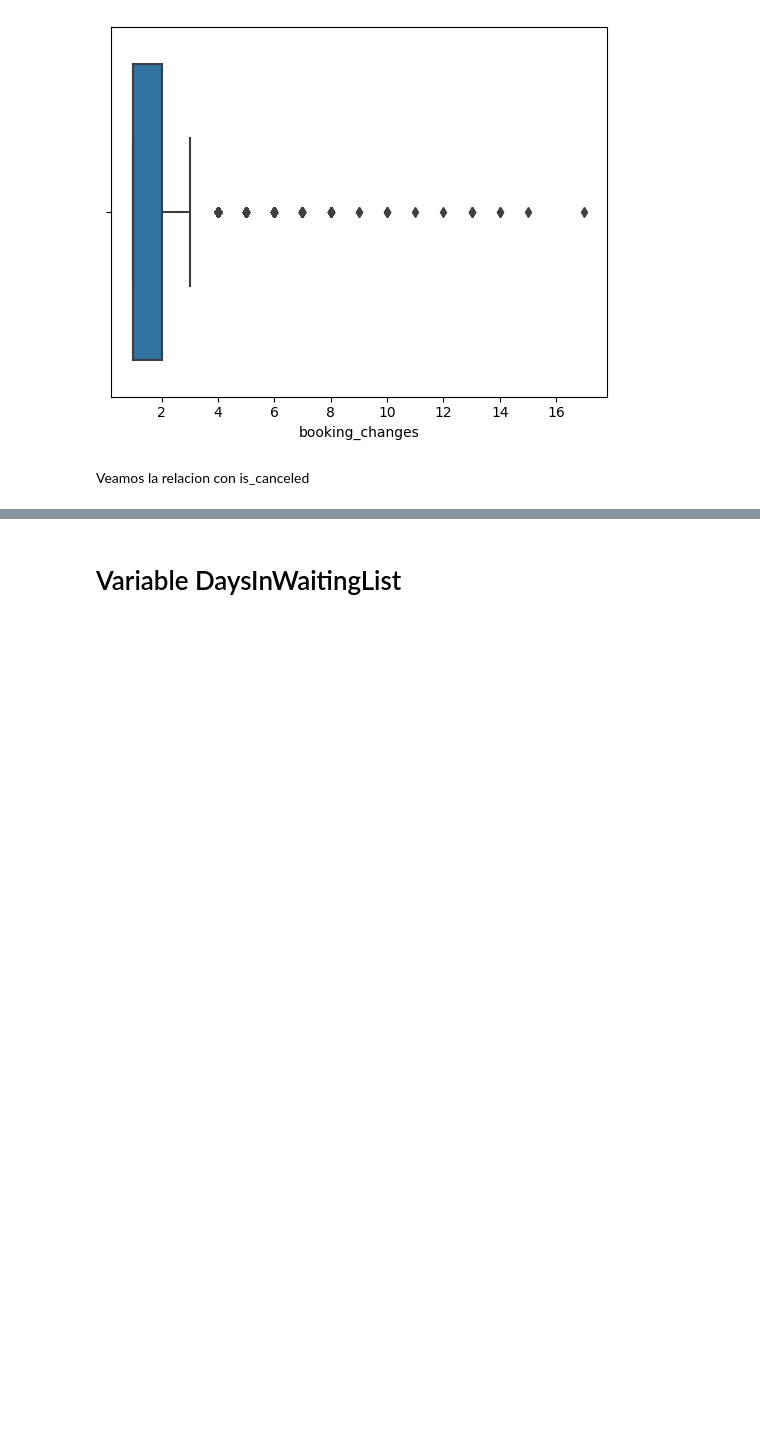
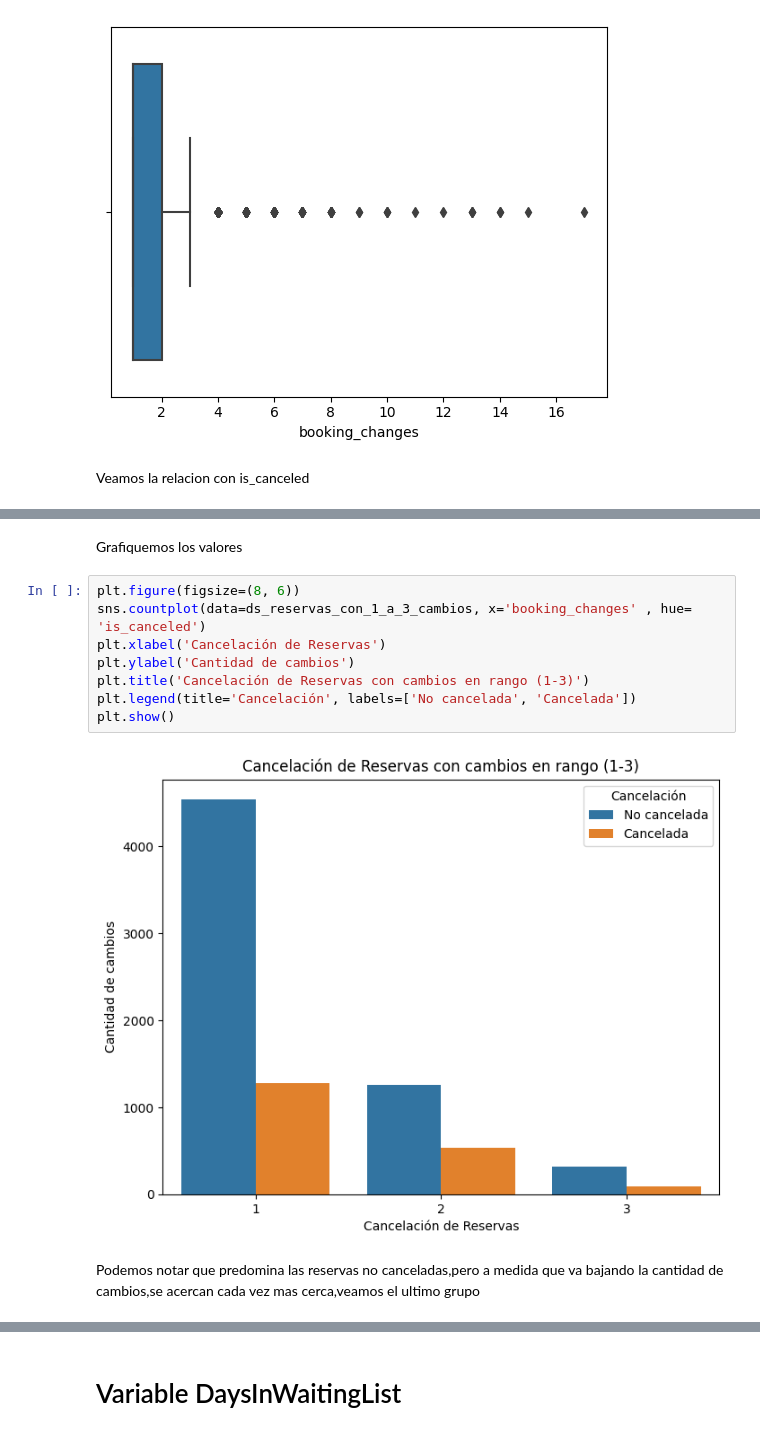
Before and after one commit to juanignaciogiacobbe/7506R-2C2023-GRUPO15, a Jupyter notebook: 7506R_TP1_GRUPO15_CHP1_ENTREGA.ipynb, the cells around one changed output, grey strips where cells are left out. Saved outputs shown, nothing was run; the diff lists cells and outputs as text; blank space fills up the shorter version.

```diff
--- a/7506R_TP1_GRUPO15_CHP1_ENTREGA.ipynb
+++ b/7506R_TP1_GRUPO15_CHP1_ENTREGA.ipynb
@@ -1187,0 +1256,14 @@ plt.show()
+# %% [markdown]
+Grafiquemos los valores
+# %%
+plt.figure(figsize=(8, 6))
+sns.countplot(data=ds_reservas_con_1_a_3_cambios, x='booking_changes' , hue= 'is_canceled')
+plt.xlabel('Cancelación de Reservas')
+plt.ylabel('Cantidad de cambios')
+plt.title('Cancelación de Reservas con cambios en rango (1-3)')
+plt.legend(title='Cancelación', labels=['No cancelada', 'Cancelada'])
+plt.show()
+# %% [output]
+[figure, added]
+# %% [markdown]
+Podemos notar que predomina las reservas no canceladas,pero a medida que va bajando la cantidad de cambios,se acercan cada vez mas cerca,veamos el ultimo grupo
```
Also changed, not shown: parts of 15 cells of this notebook.
